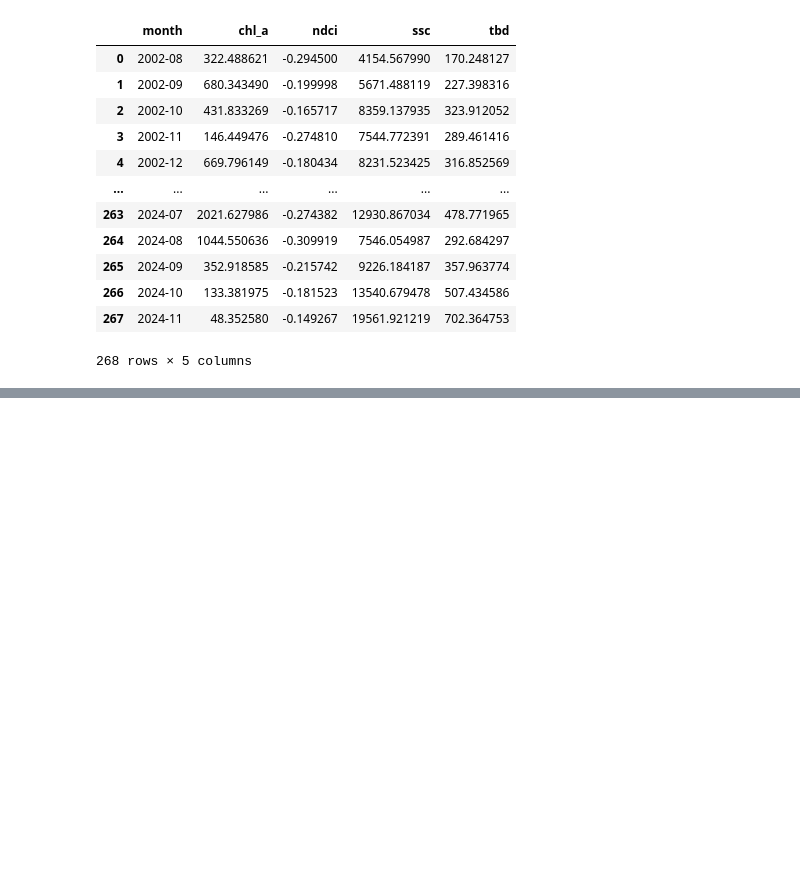
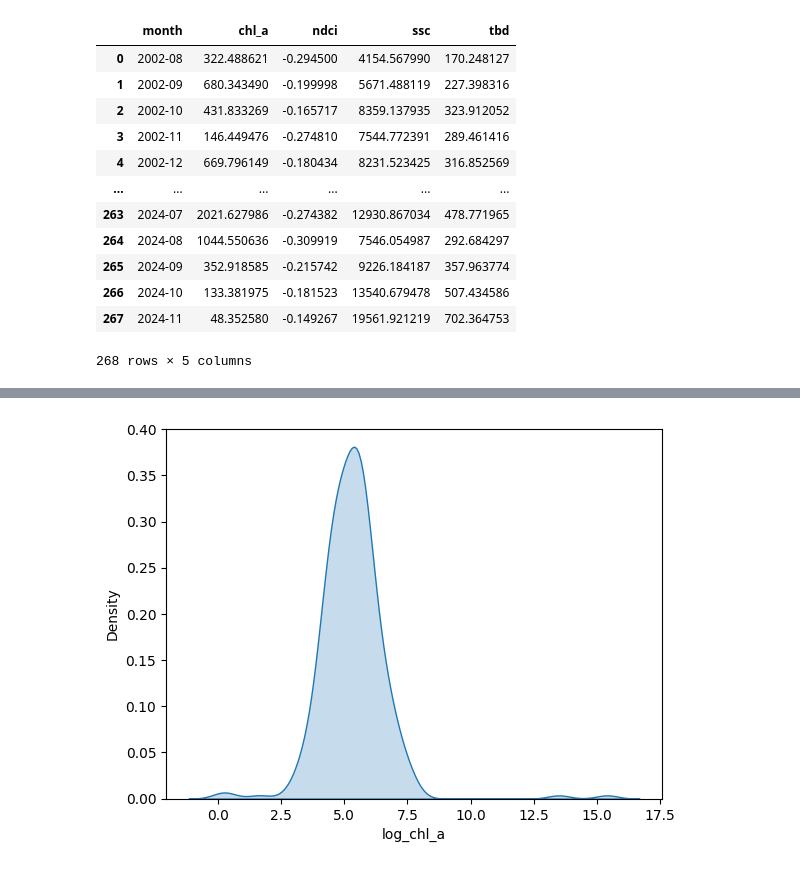
Before and after one commit to owlzyseyes/Water-Quality-Monitoring, a Jupyter notebook: data_analysis/notebook.ipynb, the cells around one changed output, grey strips where cells are left out. Cells and saved outputs as stored; diff of their text form; code cells hidden in the pictures; blank space fills up the shorter version.

```diff
--- a/data_analysis/notebook.ipynb
+++ b/data_analysis/notebook.ipynb
@@ -55,0 +90,9 @@ merged_df.describe()
+# %%
+# Apply logarithmic transformation
+merged_df['log_chl_a'] = np.log(merged_df['chl_a'])
+# %%
+# Replot the transformed chl-a
+sns.kdeplot(merged_df['log_chl_a'], fill=True)
+plt.show()
+# %% [output]
+[figure, added]
```
Also changed, not shown: parts of 37 cells of this notebook, 4 other files.
